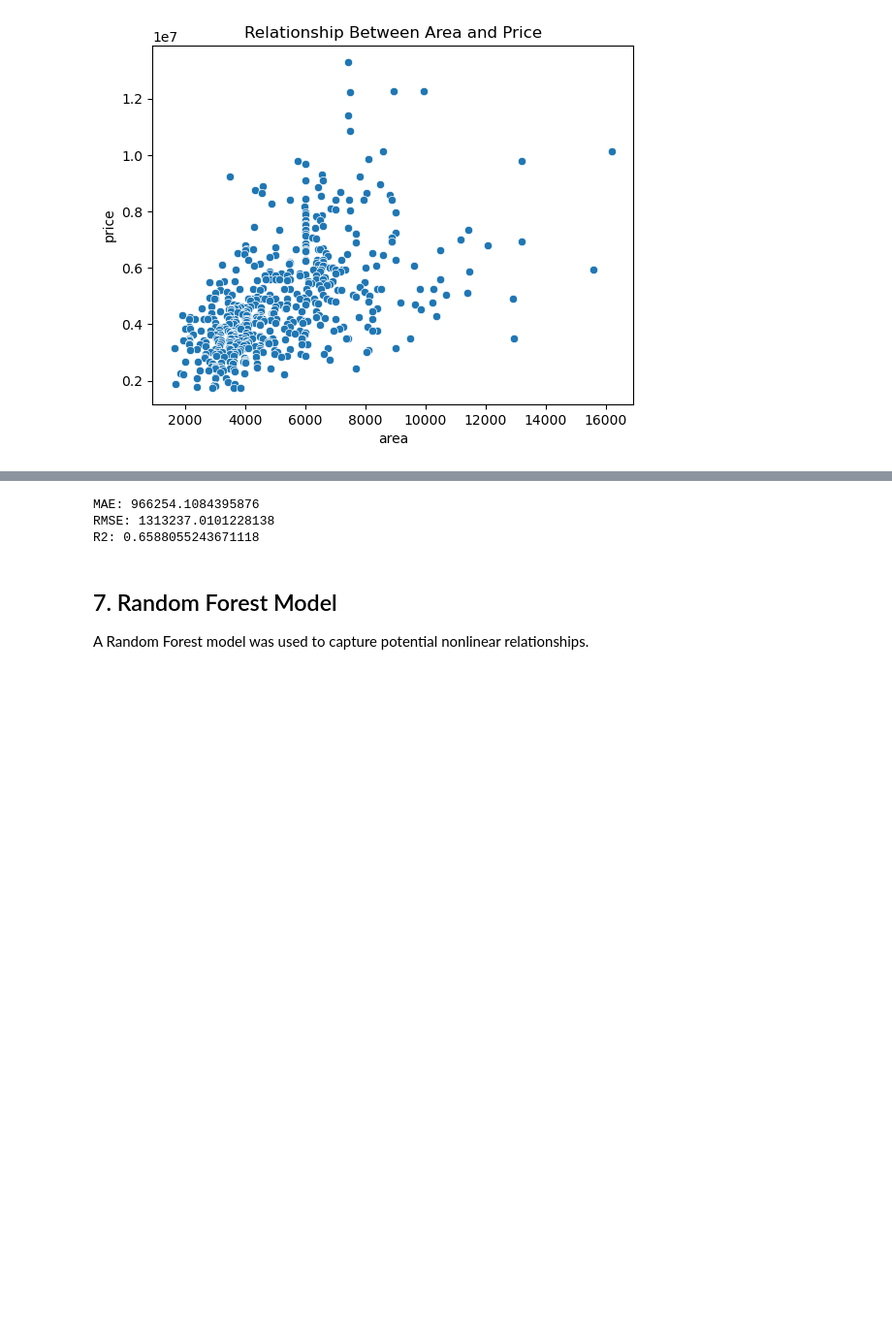
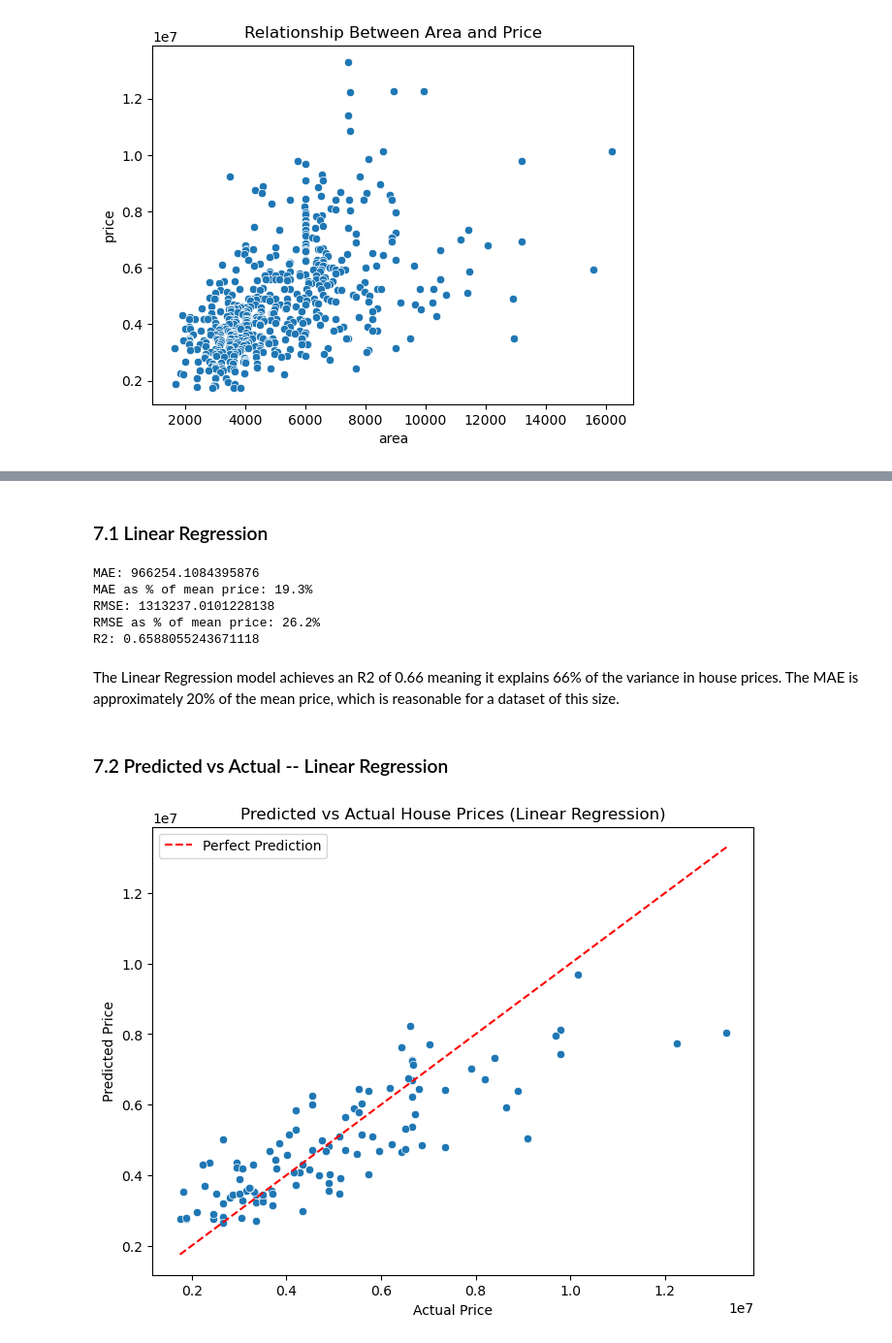
Before and after one commit to stefan-ventura/housing-prices-prediction, a Jupyter notebook: HousingPricesPrediction.ipynb, the cells around one changed output, grey strips where cells are left out. Shown at 97% size. Saved outputs shown, nothing was run; the diff lists cells and outputs as text; code cells hidden in the pictures; blank space fills up the shorter version.

```diff
--- a/HousingPricesPrediction.ipynb
+++ b/HousingPricesPrediction.ipynb
@@ -162,3 +175,5 @@ A baseline Linear Regression model was trained to predict house prices.
+# %% [markdown]
+### 7.1 Linear Regression
 # %%
 # Create a pipeline that combines the preprocessor with a linear regression model
 model = Pipeline([
@@ -171,15 +186,34 @@ model.fit(X_train, y_train)
 # Make predictions
 y_pred = model.predict(X_test)
 
+# Mean price for reference
+mean_price = y_test.mean()
+
 # Print evaluation metrics
 print("MAE:", mean_absolute_error(y_test, y_pred))
+print(f"MAE as % of mean price: {mean_absolute_error(y_test, y_pred) / mean_price * 100:.1f}%")
 print("RMSE:", np.sqrt(mean_squared_error(y_test, y_pred)))
+print(f"RMSE as % of mean price: {np.sqrt(mean_squared_error(y_test, y_pred)) / mean_price * 100:.1f}%")
 print("R2:", r2_score(y_test, y_pred))
 # %% [output]
 MAE: 966254.1084395876
+MAE as % of mean price: 19.3%
 RMSE: 1313237.0101228138
+RMSE as % of mean price: 26.2%
 R2: 0.6588055243671118
-# %% [markdown]
-## 7. Random Forest Model
-
-A Random Forest model was used to capture potential nonlinear relationships.
+# %% [markdown]
+The Linear Regression model achieves an R2 of 0.66 meaning it explains 66% of the variance in house prices. The MAE is approximately 20% of the mean price, which is reasonable for a dataset of this size.
+# %% [markdown]
+### 7.2 Predicted vs Actual -- Linear Regression
+# %%
+# Plot predicted vs actual prices
+plt.figure(figsize=(8, 6))
+sns.scatterplot(x=y_test, y=y_pred)
+plt.plot([y_test.min(), y_test.max()], [y_test.min(), y_test.max()], 'r--', label="Perfect Prediction")
+plt.xlabel("Actual Price")
+plt.ylabel("Predicted Price")
+plt.title("Predicted vs Actual House Prices (Linear Regression)")
+plt.legend()
+plt.show()
+# %% [output]
+[figure, added]
```
Also changed, not shown: parts of 41 cells of this notebook.
